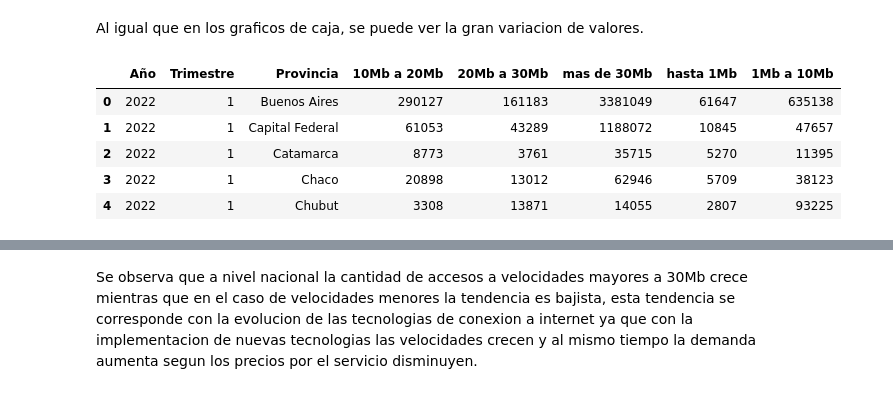
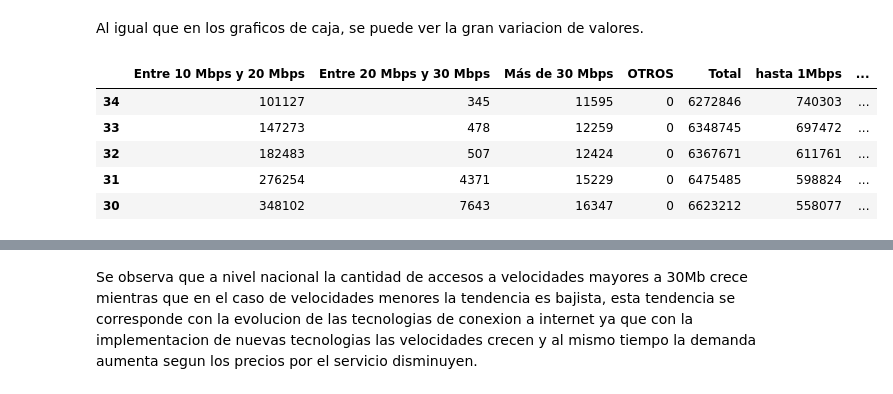
Before and after one commit to Galo0000/Analitics_Proyect, a Jupyter notebook: EDA.ipynb, the cells around one changed output, grey strips where cells are left out. Drawn from its saved outputs; the diff is of its cells as text; code cells hidden in the pictures.

```diff
--- a/EDA.ipynb
+++ b/EDA.ipynb
@@ -55,0 +14,3 @@ df = pd.read_pickle(f'./Internet_datasets/Acceso_Internet_Fijo_por_rangos_veloci
+# %%
+df_velocidad = pd.read_csv('./Internet_Accesos-por-velocidad.csv',delimiter=',')
+df_velocidad.head()
@@ -55,0 +46,7 @@ df = pd.read_pickle(f'./Internet_datasets/Acceso_Internet_Fijo_por_rangos_veloci
+# %%
+df_velocidad.drop(['Unnamed: 11'],axis=1,inplace=True)
+# %%
+df_velocidad[df_velocidad.columns[2:]] = df_velocidad[df_velocidad.columns[2:]].astype(str)
+df_velocidad[df_velocidad.columns[2:]] = df_velocidad[df_velocidad.columns[2:]].replace('\.', '', regex=True)
+df_velocidad[df_velocidad.columns[2:]] = df_velocidad[df_velocidad.columns[2:]].astype(int)
+df_velocidad.head()
@@ -56 +60,5 @@ df = pd.read_pickle(f'./Internet_datasets/Acceso_Internet_Fijo_por_rangos_veloci
+# %%
+df_velocidad['hasta 1Mbps'] = df_velocidad[df_velocidad.columns[2:4]].sum(axis=1)
+df_velocidad['1Mbps a 10Mbps'] = df_velocidad[df_velocidad.columns[4:6]].sum(axis=1)
+df_velocidad.drop(df_velocidad.columns[2:6],axis=1,inplace=True)
 # %%
@@ -115,13 +99,14 @@ Los graficos de cajas muestran que las columnas numericas tienen gran cantidad d
 # %% [markdown]
 Al igual que en los graficos de caja, se puede ver la gran variacion de valores.
 # %%
-#df['Año y trimestre'] = df['Año'].astype(str)+'-'+df['Trimestre'].astype(str)
-#df.drop(['Año','Trimestre'],axis=1,inplace=True)
-df.head()
+df_velocidad['Periodo'] = df_velocidad['Año'].astype(str) + '-Q' + df_velocidad['Trimestre'].astype(str)
+df_velocidad.drop(['Año', 'Trimestre'],axis=1,inplace=True)
+df_velocidad = df_velocidad.sort_values(by='Periodo')
+df_velocidad.head()
 # %% [output]
-|  | Año | Trimestre | Provincia | 10Mb a 20Mb | 20Mb a 30Mb | mas de 30Mb | hasta 1Mb | 1Mb a 10Mb |
-| 0 | 2022 | 1 | Buenos Aires | 290127 | 161183 | 3381049 | 61647 | 635138 |
-| 1 | 2022 | 1 | Capital Federal | 61053 | 43289 | 1188072 | 10845 | 47657 |
-| 2 | 2022 | 1 | Catamarca | 8773 | 3761 | 35715 | 5270 | 11395 |
-| 3 | 2022 | 1 | Chaco | 20898 | 13012 | 62946 | 5709 | 38123 |
-| 4 | 2022 | 1 | Chubut | 3308 | 13871 | 14055 | 2807 | 93225 |
+|  | Entre 10 Mbps y 20 Mbps | Entre 20 Mbps y 30 Mbps | Más de 30 Mbps | OTROS | Total | hasta 1Mbps | ... |
+| 34 | 101127 | 345 | 11595 | 0 | 6272846 | 740303 | ... |
+| 33 | 147273 | 478 | 12259 | 0 | 6348745 | 697472 | ... |
+| 32 | 182483 | 507 | 12424 | 0 | 6367671 | 611761 | ... |
+| 31 | 276254 | 4371 | 15229 | 0 | 6475485 | 598824 | ... |
+| 30 | 348102 | 7643 | 16347 | 0 | 6623212 | 558077 | ... |
```
Also changed, not shown: parts of 81 cells of this notebook, 30 other files.
